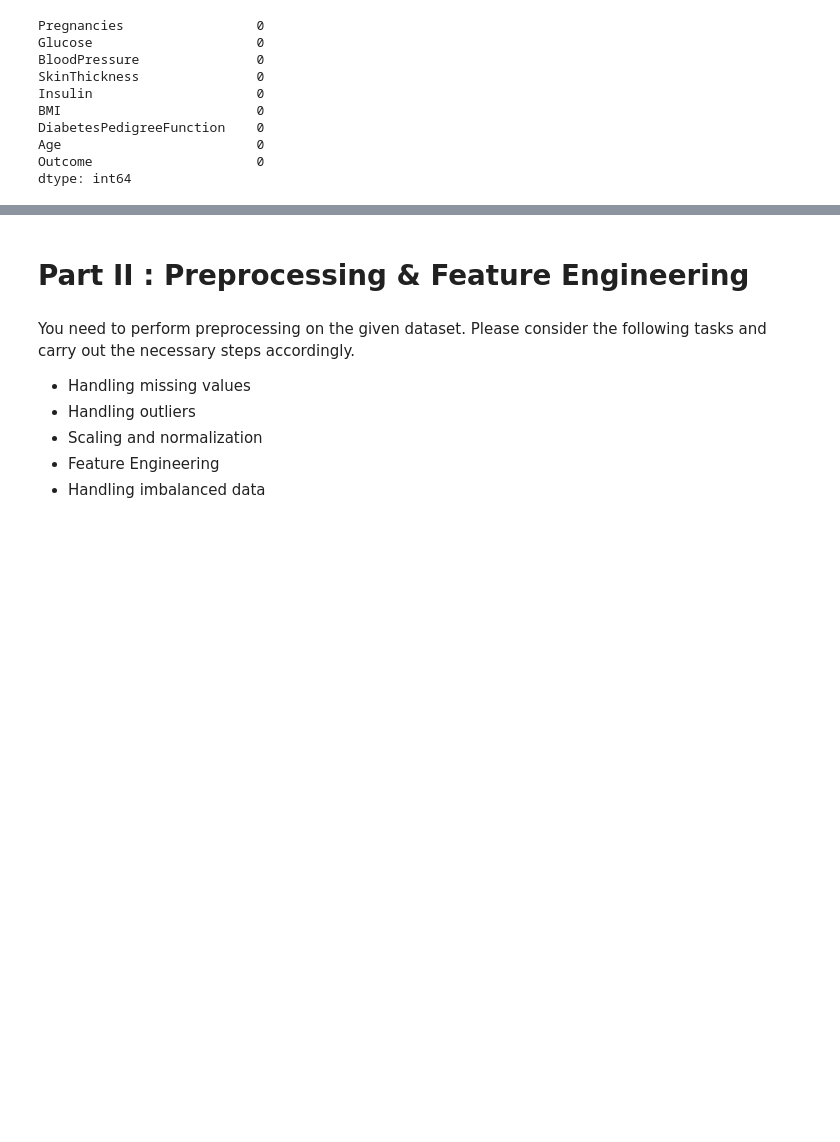
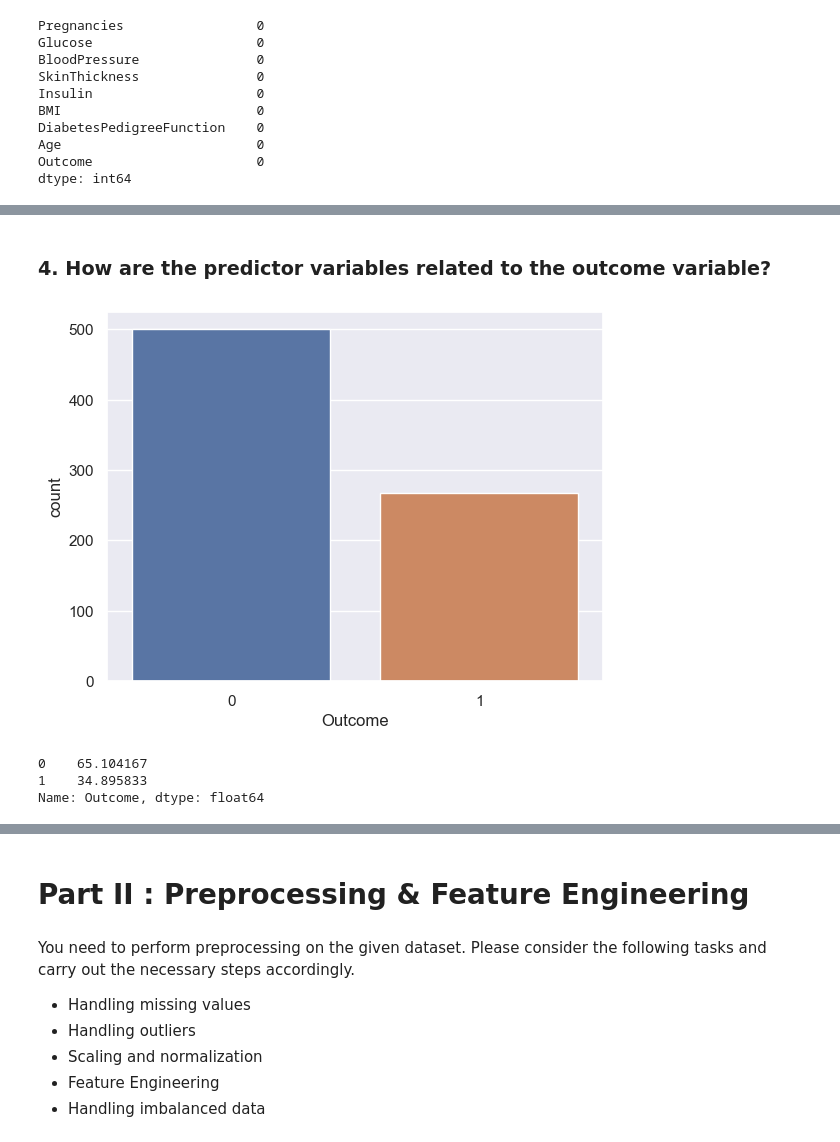
Before and after one commit to TeeNguyenDA/Diabetes-Prediction-Supervised-Learning, a Jupyter notebook: Supervised Learning - Project.ipynb, the cells around one changed output, grey strips where cells are left out. Saved outputs shown, nothing was run; the diff lists cells and outputs as text; code cells hidden in the pictures; blank space fills up the shorter version.

```diff
--- a/Supervised Learning - Project.ipynb
+++ b/Supervised Learning - Project.ipynb
@@ -96,0 +201,17 @@ dtype: int64
+# %% [markdown]
+### 4. How are the predictor variables related to the outcome variable?
+# %%
+# Use sns countplot to visualize the binary dependent variable 'outcome'
+sns.countplot(data=diabetes_df, x='Outcome')
+plt.show()
+# %% [output]
+[figure, added]
+# %%
+# There seems to be a class imbalance between the ratio of 0 and 1 in the target variable 'Outcome'
+outcome_val_perc = diabetes_df['Outcome'].value_counts(normalize=True)*100
+
+print(outcome_val_perc)
+# %% [output]
+0    65.104167
+1    34.895833
+Name: Outcome, dtype: float64
```
Also changed, not shown: parts of 91 cells of this notebook, 2 other files.
